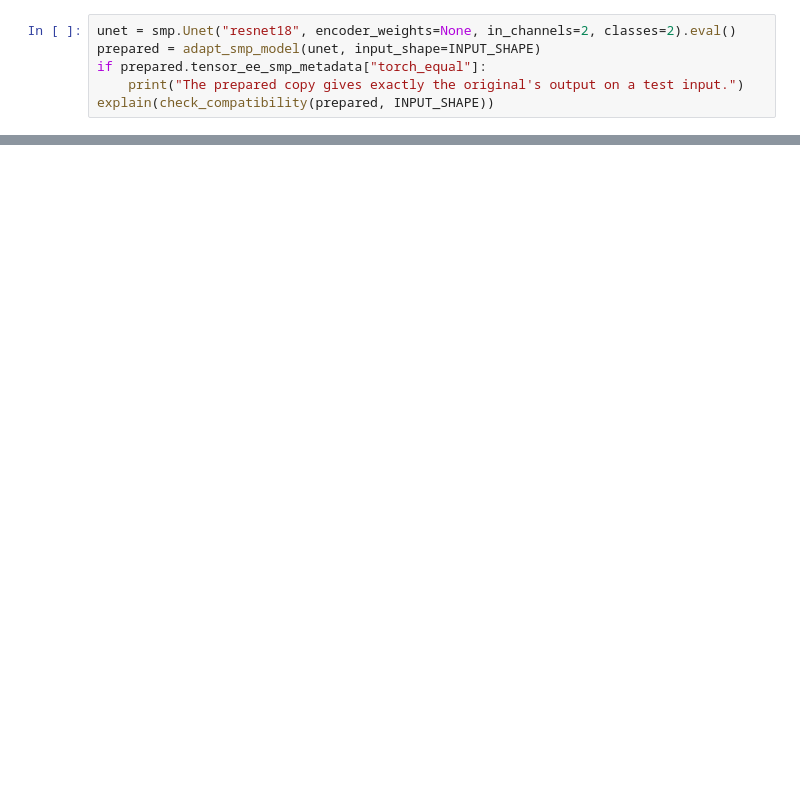
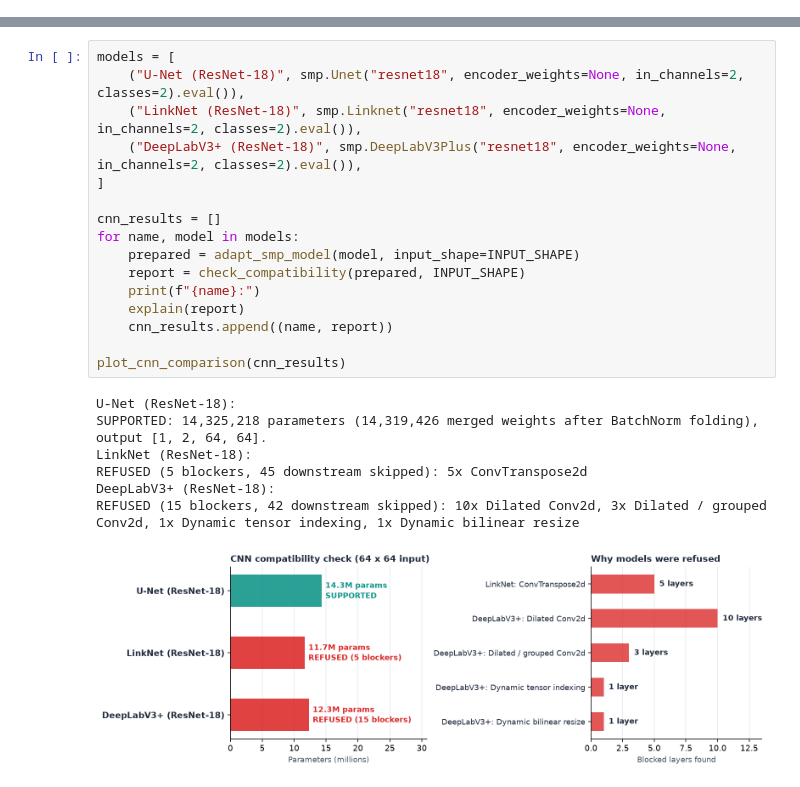
Before and after one commit to noelEOS/tensor-ee, a Jupyter notebook: notebooks/02_is_my_model_supported.ipynb, the cells around one changed output, grey strips where cells are left out. Cells and saved outputs as stored; diff of their text form; blank space fills up the shorter version.

Commit message:
Make reader notebooks visual, concise, and self-contained (#54)
Rewrites the three reader notebooks to be visual, shorter and self-contained, and updates tests/test_notebooks.py to match.

```diff
--- a/notebooks/02_is_my_model_supported.ipynb
+++ b/notebooks/02_is_my_model_supported.ipynb
@@ -111,6 +12,0 @@ print("The checker is ready.")
-# %%
-unet = smp.Unet("resnet18", encoder_weights=None, in_channels=2, classes=2).eval()
-prepared = adapt_smp_model(unet, input_shape=INPUT_SHAPE)
-if prepared.tensor_ee_smp_metadata["torch_equal"]:
-    print("The prepared copy gives exactly the original's output on a test input.")
-explain(check_compatibility(prepared, INPUT_SHAPE))
@@ -192,0 +249,24 @@ except UnsupportedOperation as refusal:
+# %%
+models = [
+    ("U-Net (ResNet-18)", smp.Unet("resnet18", encoder_weights=None, in_channels=2, classes=2).eval()),
+    ("LinkNet (ResNet-18)", smp.Linknet("resnet18", encoder_weights=None, in_channels=2, classes=2).eval()),
+    ("DeepLabV3+ (ResNet-18)", smp.DeepLabV3Plus("resnet18", encoder_weights=None, in_channels=2, classes=2).eval()),
+]
+
+cnn_results = []
+for name, model in models:
+    prepared = adapt_smp_model(model, input_shape=INPUT_SHAPE)
+    report = check_compatibility(prepared, INPUT_SHAPE)
+    print(f"{name}:")
+    explain(report)
+    cnn_results.append((name, report))
+
+plot_cnn_comparison(cnn_results)
+# %% [output]
+U-Net (ResNet-18):
+SUPPORTED: 14,325,218 parameters (14,319,426 merged weights after BatchNorm folding), output [1, 2, 64, 64].
+LinkNet (ResNet-18):
+REFUSED (5 blockers, 45 downstream skipped): 5x ConvTranspose2d
+DeepLabV3+ (ResNet-18):
+REFUSED (15 blockers, 42 downstream skipped): 10x Dilated Conv2d, 3x Dilated / grouped Conv2d, 1x Dynamic tensor indexing, 1x Dynamic bilinear resize
+[figure, added]
```
Also changed, not shown: parts of 26 cells of this notebook, 3 other files.
